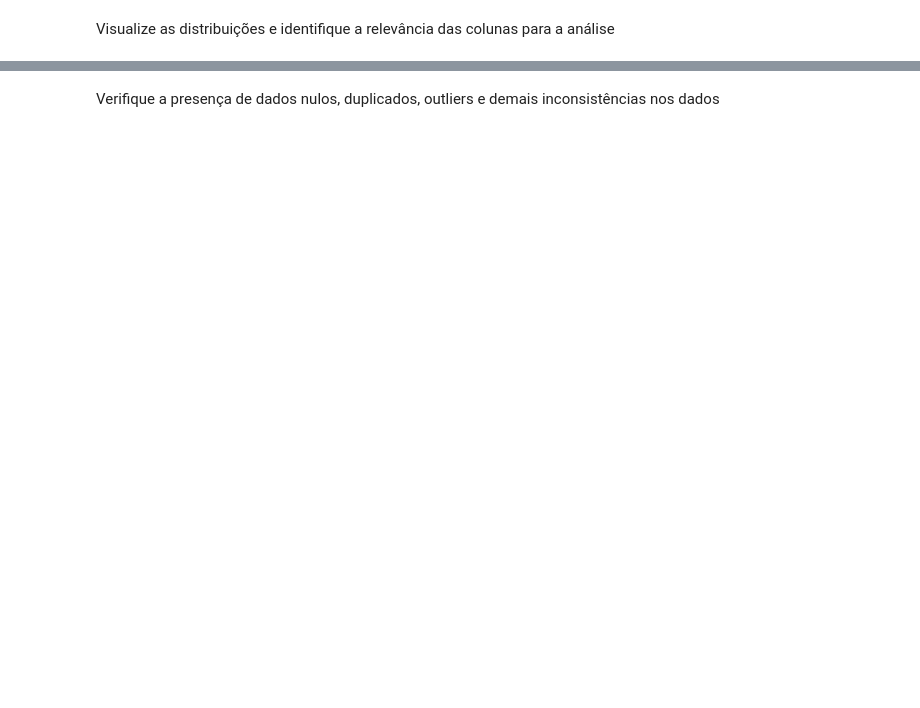
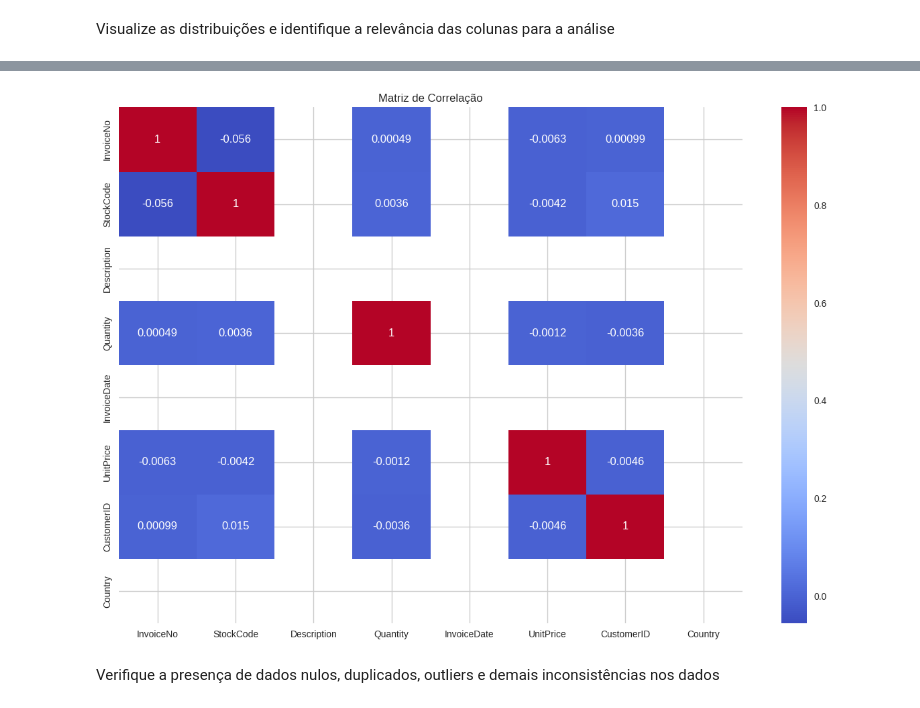
Before and after one commit to CaioEnzo23/Modelo-de-an-lise-das-m-tricas-RFV, a Jupyter notebook: Desafio_7.ipynb, the cells around one changed output, grey strips where cells are left out. Saved outputs shown, nothing was run; the diff lists cells and outputs as text; code cells hidden in the pictures; blank space fills up the shorter version.

```diff
--- a/Desafio_7.ipynb
+++ b/Desafio_7.ipynb
@@ -60,3 +159,17 @@ Visualize as distribuições e identifique a relevância das colunas para a aná
+# %%
+for col in df.columns:
+    try:
+        df[col] = pd.to_numeric(df[col], errors='coerce')
+    except:
+        pass
+# %%
+plt.figure(figsize=(15, 10))
+correlation_matrix = df.corr()
+sns.heatmap(correlation_matrix, annot=True, cmap='coolwarm')
+plt.title('Matriz de Correlação')
+plt.show()
+# %% [output]
+[figure, added]
 # %% [markdown]
 Verifique a presença de dados nulos, duplicados, outliers e demais inconsistências
 nos dados
```
Also changed, not shown: parts of 89 cells of this notebook.
